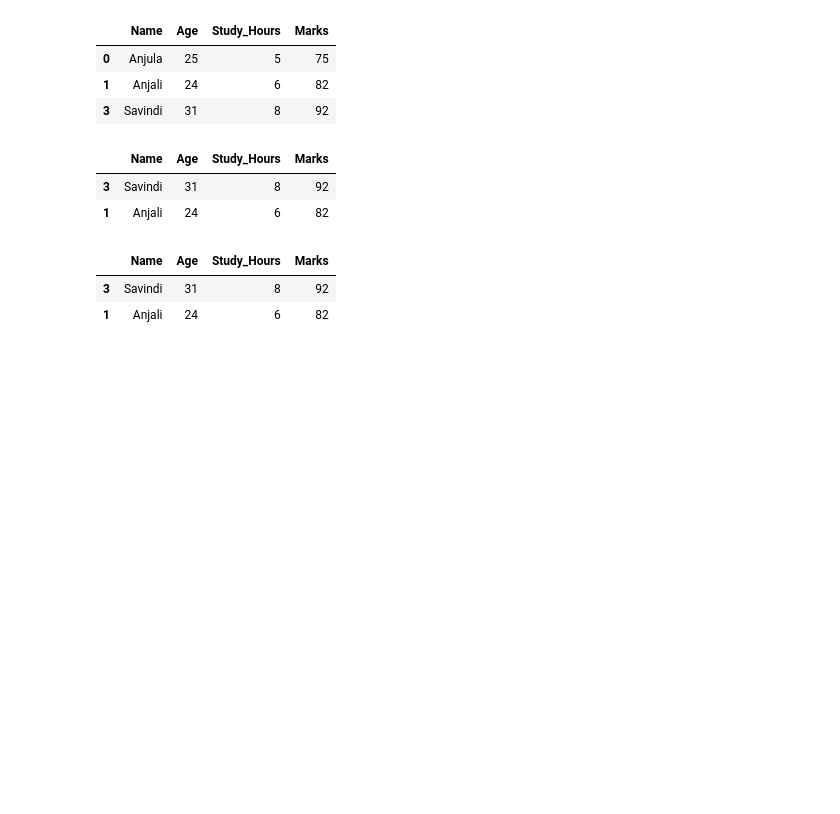
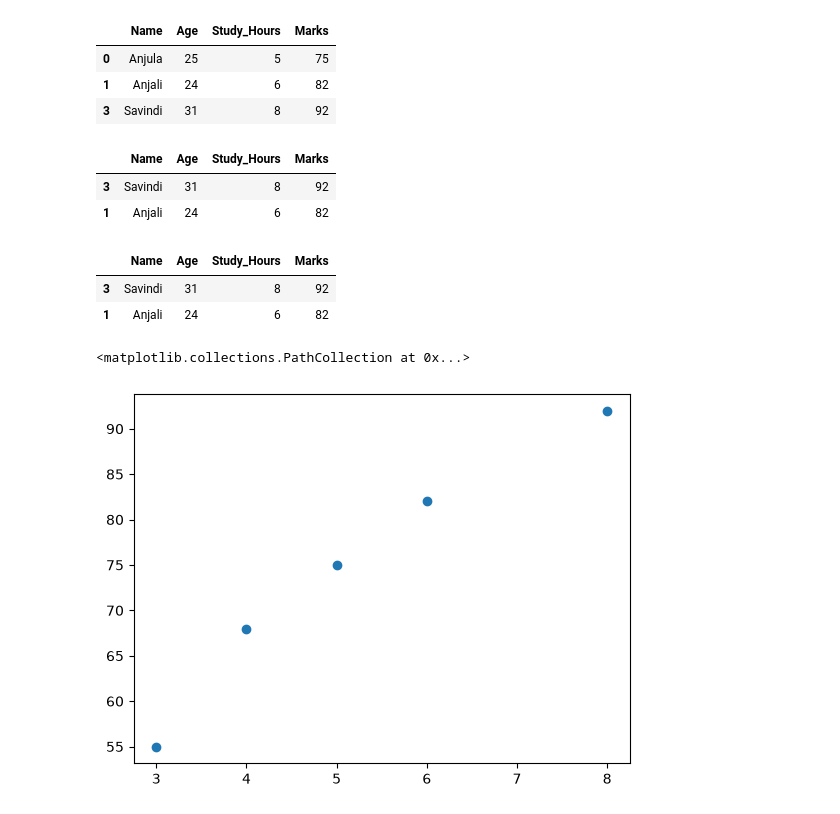
Before and after one commit to Anjula2001/study-research-agent, a Jupyter notebook: 04-Data-Analysis/data_analysis.ipynb, the cells around one changed output. Drawn from its saved outputs; the diff is of its cells as text; code cells hidden in the pictures; blank space fills up the shorter version.

```diff
--- a/04-Data-Analysis/data_analysis.ipynb
+++ b/04-Data-Analysis/data_analysis.ipynb
@@ -461,3 +461,8 @@ df[df["Study_Hours"] >= 5].sort_values(by = "Marks" , ascending = False ).head(2
 |  | Name | Age | Study_Hours | Marks |
 | 3 | Savindi | 31 | 8 | 92 |
 | 1 | Anjali | 24 | 6 | 82 |
+# %%
+plt.scatter(df["Study_Hours"],df["Marks"])
+# %% [output]
+<matplotlib.collections.PathCollection at 0x...>
+[figure, added]
```
